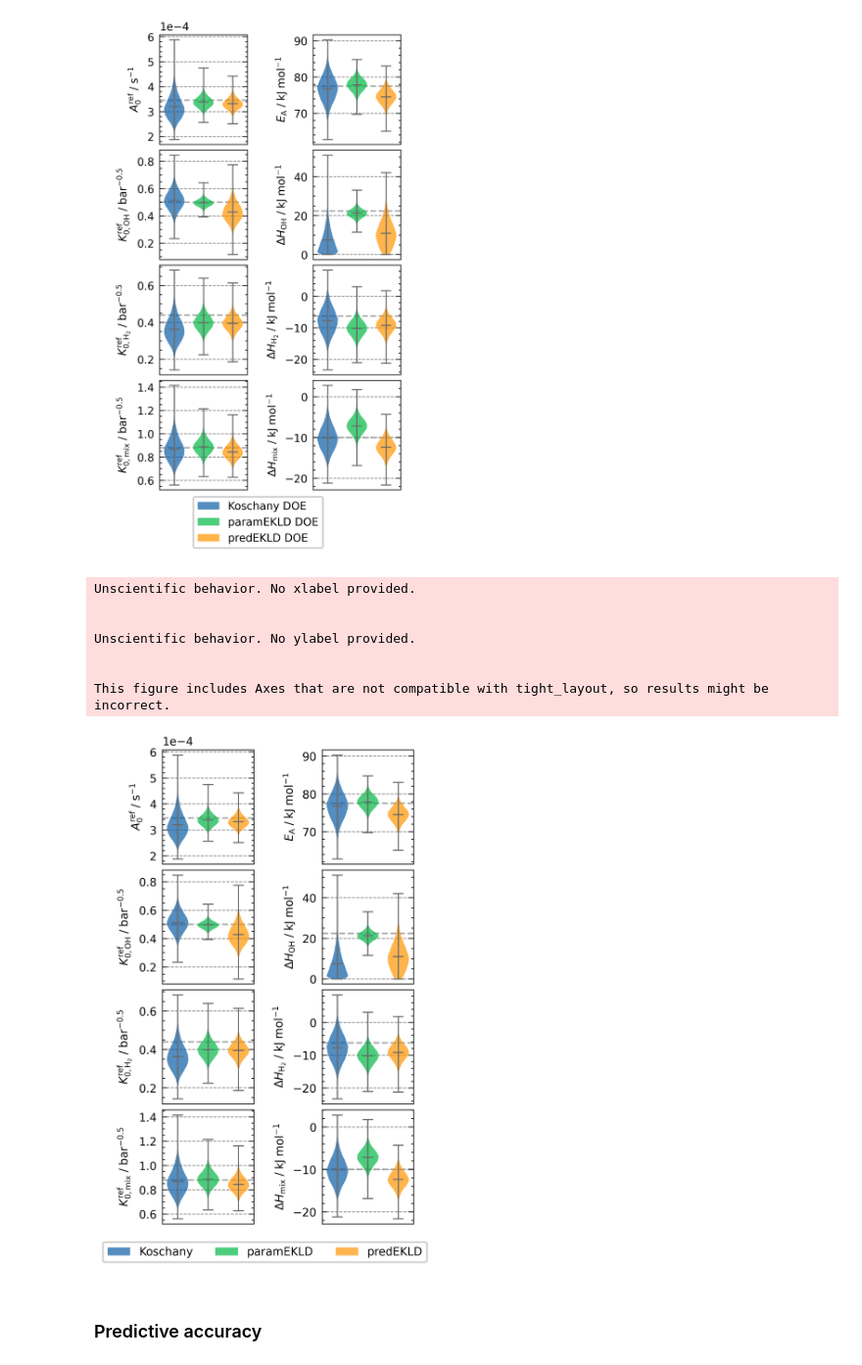
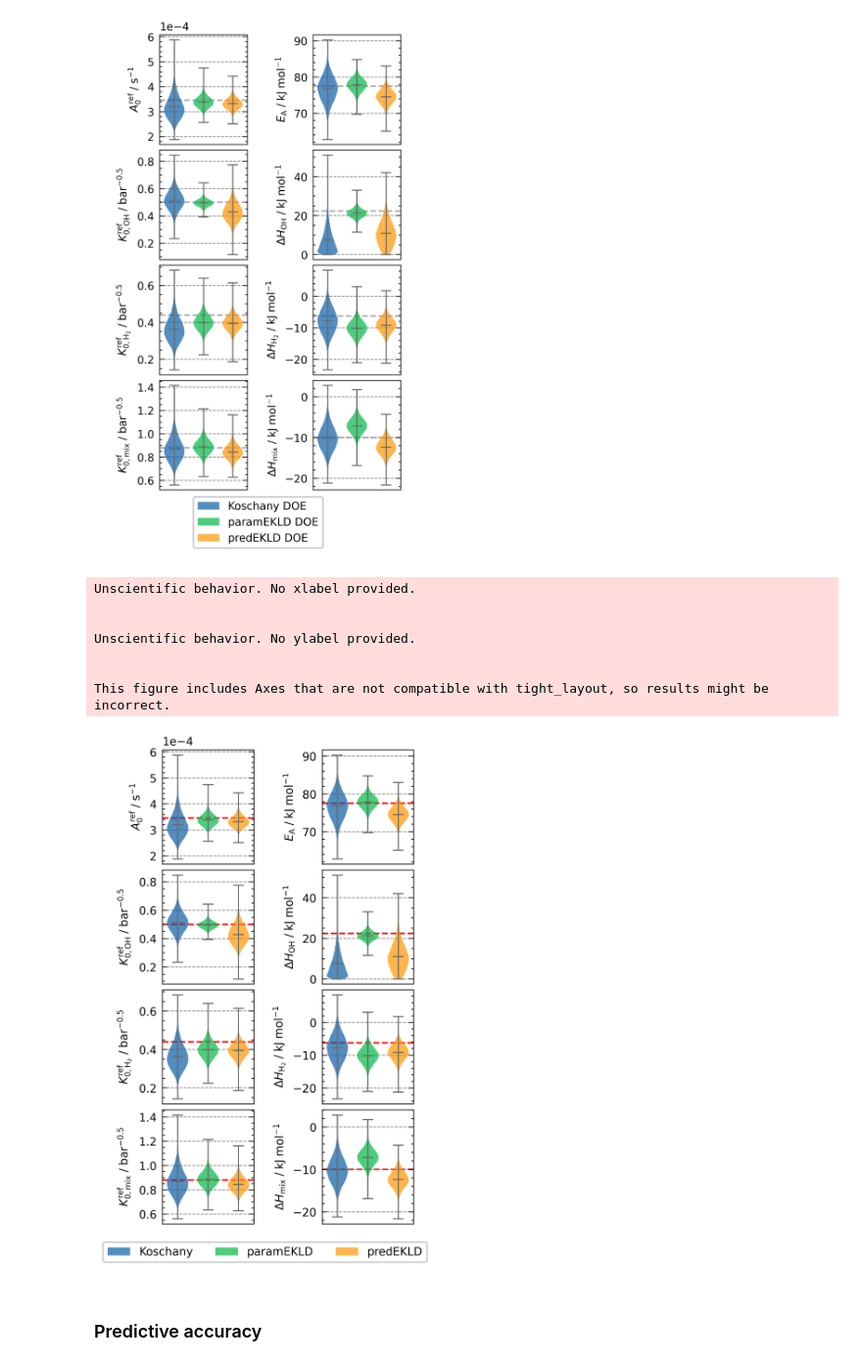
Before and after one commit to ChemRxnEngLab/BayesianIO4kinetics, a Jupyter notebook: HSA_Cam_B_042_Overview.ipynb, the cells around one changed output. Shown at 98% size. Drawn from its saved outputs; the diff is of its cells as text; code cells hidden in the pictures.

```diff
--- a/HSA_Cam_B_042_Overview.ipynb
+++ b/HSA_Cam_B_042_Overview.ipynb
@@ -638,7 +723,7 @@ for idx, param in enumerate(param_names):
         true_val = true_val * 1e-3  # Convert to kJ/mol for better readability
     ax.axhline(
         y=true_val,
-        color="darkgrey",
+        color="red",
         linestyle="--",
         linewidth=1.0,
         label="Ground Truth",
@@ -662,34 +747,34 @@ axes[0].ticklabel_format(axis="y", style="sci", scilimits=(0, 0))
 # Create legend with DOE methods centered beneath the plots
 from matplotlib.patches import Patch
 
 colors = plt.rcParams["axes.prop_cycle"].by_key()["color"]
 legend_elements = [
     Patch(facecolor=colors[0], alpha=0.7, label="Koschany"),
     Patch(facecolor=colors[1], alpha=0.7, label="paramEKLD"),
     Patch(facecolor=colors[2], alpha=0.7, label="predEKLD"),
 ]
 fig.legend(
     handles=legend_elements,
     loc="lower center",
     ncol=3,
     frameon=True,
     bbox_to_anchor=(0.5, 0.02),
 )
 
 plt.tight_layout()
 plt.savefig("figures/KinFit_parameter_comparison.png")
 plt.savefig("figures/KinFit_parameter_comparison.svg")
 plt.savefig("figures/KinFit_parameter_comparison.pdf")
 plt.show()
 # %% [output]
 Unscientific behavior. No xlabel provided.
 
 
 Unscientific behavior. No ylabel provided.
 
 
 This figure includes Axes that are not compatible with tight_layout, so results might be incorrect.
-[figure, old version]
+[figure, new version]
 # %% [markdown]
 ### Predictive accuracy
 # %%
```
Also changed, not shown: parts of 14 cells of this notebook, 14 other files.
